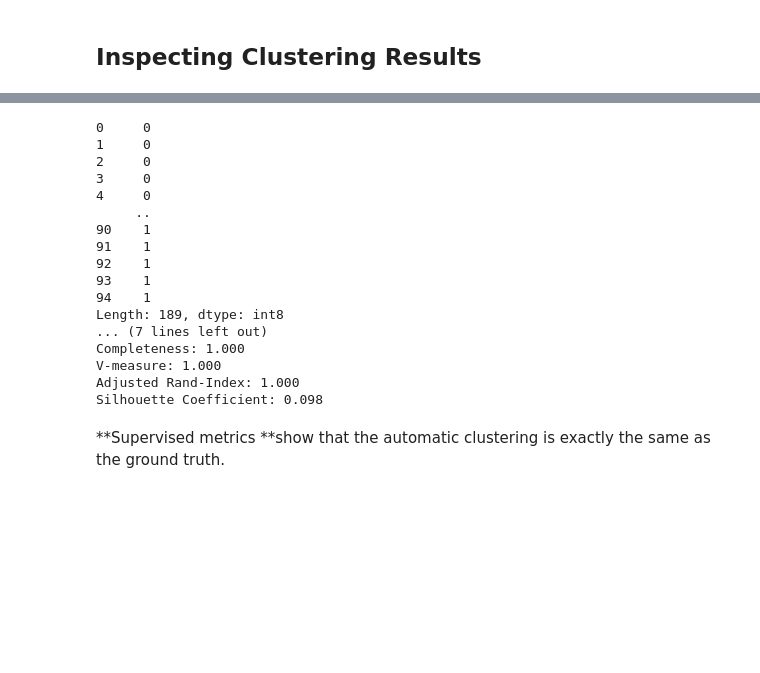
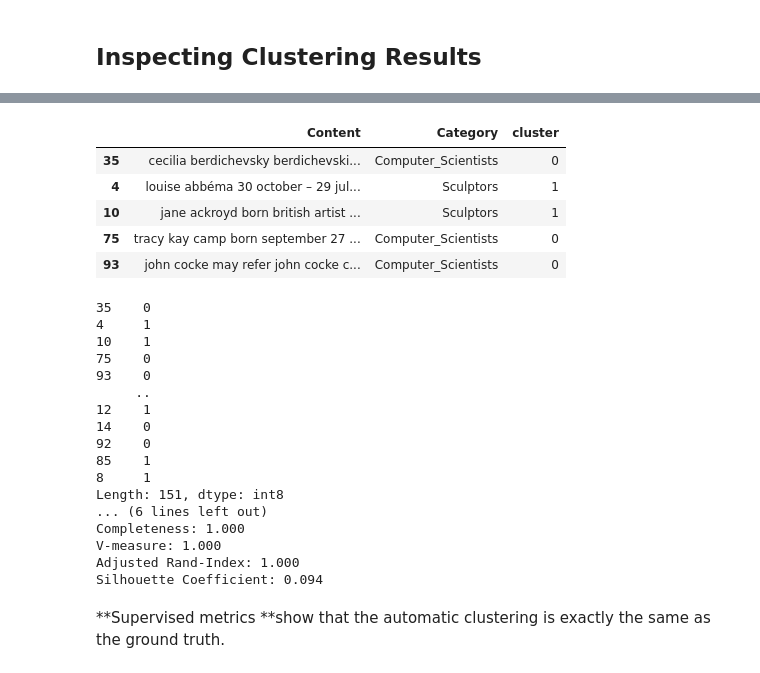
Before and after one commit to Hawawou/UE-803, a Jupyter notebook: Clustering_justTexts.ipynb, the cells around one changed output, grey strips where cells are left out. Cells and saved outputs as stored; diff of their text form; code cells hidden in the pictures; blank space fills up the shorter version.

```diff
--- a/Clustering_justTexts.ipynb
+++ b/Clustering_justTexts.ipynb
@@ -124,7 +150,17 @@ Name: count, dtype: int64
+# %%
+clusters_train_df = pd.DataFrame({"Content": X_train, "Category": y_train, "cluster": clusters_train})
+clusters_train_df.head()
+# %% [output]
+|  | Content | Category | cluster |
+| 35 | cecilia berdichevsky berdichevski... | Computer_Scientists | 0 |
+| 4 | louise abbéma 30 october – 29 jul... | Sculptors | 1 |
+| 10 | jane ackroyd born british artist ... | Sculptors | 1 |
+| 75 | tracy kay camp born september 27 ... | Computer_Scientists | 0 |
+| 93 | john cocke may refer john cocke c... | Computer_Scientists | 0 |
 # %%
 from sklearn import metrics
 # Convert  labels to numerical values if necessary
-labels = df['Category'].astype('category').cat.codes
+labels = y_train.astype('category').cat.codes
 #labels= df['Category']
 print( labels)
 print( km.labels_)
@@ -135,27 +171,27 @@ print("V-measure: %0.3f" % metrics.v_measure_score(labels, km.labels_))
 print("Adjusted Rand-Index: %.3f"
       % metrics.adjusted_rand_score(labels, km.labels_))
 print("Silhouette Coefficient: %0.3f"
-      % metrics.silhouette_score(tfidf_matrix, km.labels_, sample_size=1000))
+      % metrics.silhouette_score(X_train_matrix, km.labels_, sample_size=1000))
 
 print()
 # %% [output]
-0     0
-1     0
-2     0
-3     0
-4     0
+35    0
+4     1
+10    1
+75    0
+93    0
      ..
-90    1
-91    1
-92    1
-93    1
-94    1
-Length: 189, dtype: int8
-... (7 lines left out)
+12    1
+14    0
+92    0
+85    1
+8     1
+Length: 151, dtype: int8
+... (6 lines left out)
 Completeness: 1.000
 V-measure: 1.000
 Adjusted Rand-Index: 1.000
-Silhouette Coefficient: 0.098
+Silhouette Coefficient: 0.094
 # %% [markdown]
  **Supervised metrics **show that the automatic clustering is exactly the same as the ground truth.
 # %% [markdown]
```
Also changed, not shown: parts of 15 cells of this notebook.
